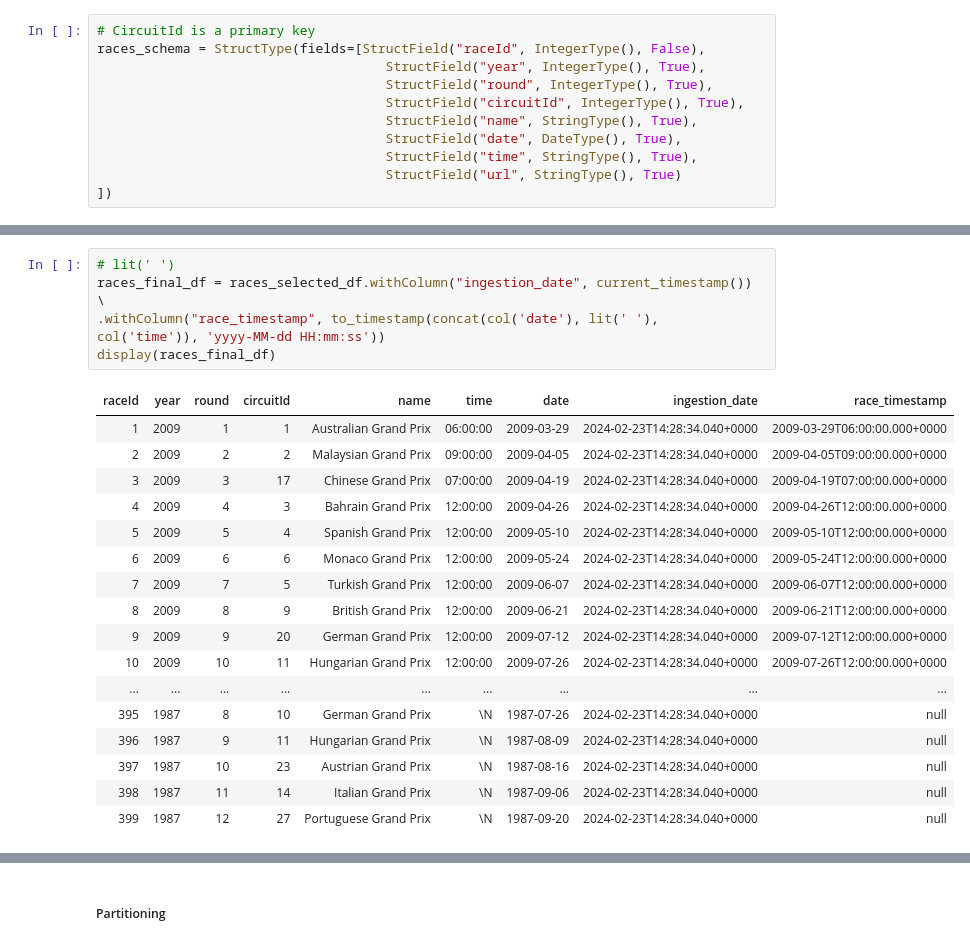
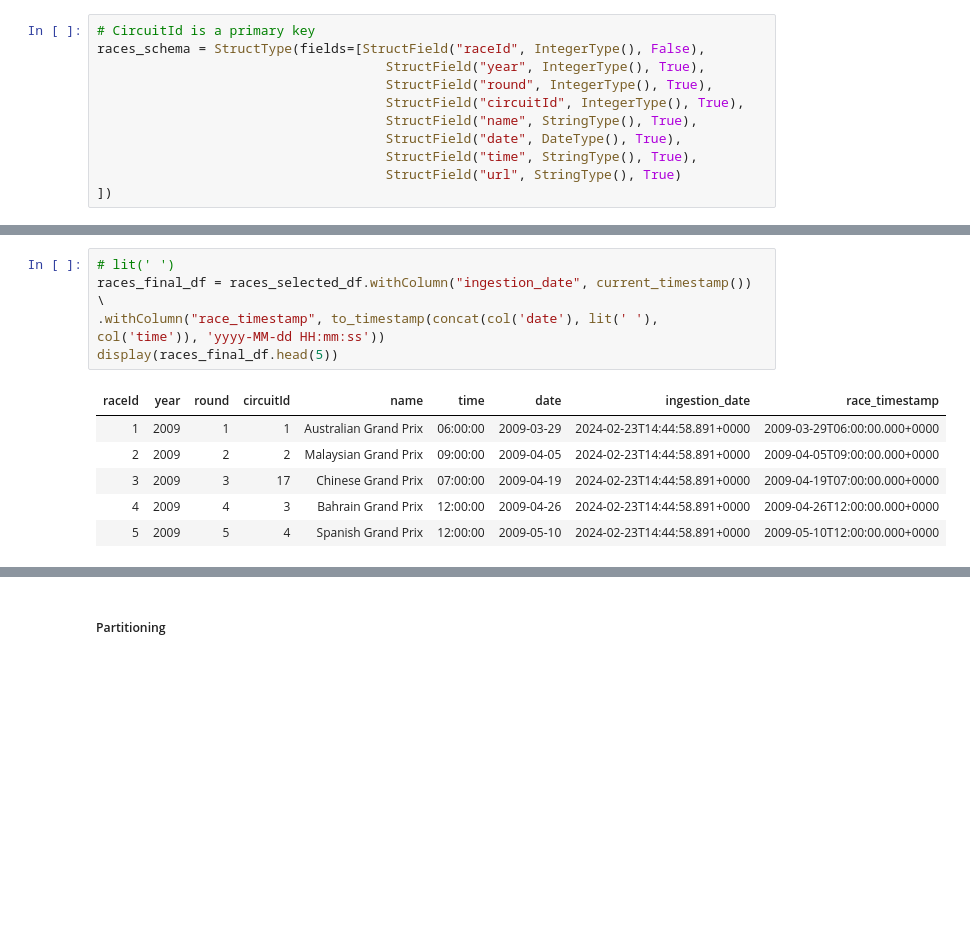
Before and after one commit to gil612/AzureDatabricks-SparkForDataEngineers, a Jupyter notebook: Data Ingestion - Races (Assignment).ipynb, the cells around one changed output, grey strips where cells are left out. Drawn from its saved outputs; the diff is of its cells as text; blank space fills up the shorter version.

```diff
--- a/Data Ingestion - Races (Assignment).ipynb
+++ b/Data Ingestion - Races (Assignment).ipynb
@@ -61,26 +39,15 @@ display(races_selected_df)
 # %%
 # lit(' ')
 races_final_df = races_selected_df.withColumn("ingestion_date", current_timestamp()) \
 .withColumn("race_timestamp", to_timestamp(concat(col('date'), lit(' '), col('time')), 'yyyy-MM-dd HH:mm:ss'))
-display(races_final_df)
+display(races_final_df.head(5))
 # %% [output]
 | raceId | year | round | circuitId | name | time | date | ingestion_date | race_timestamp |
-| 1 | 2009 | 1 | 1 | Australian Grand Prix | 06:00:00 | 2009-03-29 | 2024-02-23T14:28:34.040+0000 | 2009-03-29T06:00:00.000+0000 |
-| 2 | 2009 | 2 | 2 | Malaysian Grand Prix | 09:00:00 | 2009-04-05 | 2024-02-23T14:28:34.040+0000 | 2009-04-05T09:00:00.000+0000 |
-| 3 | 2009 | 3 | 17 | Chinese Grand Prix | 07:00:00 | 2009-04-19 | 2024-02-23T14:28:34.040+0000 | 2009-04-19T07:00:00.000+0000 |
-| 4 | 2009 | 4 | 3 | Bahrain Grand Prix | 12:00:00 | 2009-04-26 | 2024-02-23T14:28:34.040+0000 | 2009-04-26T12:00:00.000+0000 |
-| 5 | 2009 | 5 | 4 | Spanish Grand Prix | 12:00:00 | 2009-05-10 | 2024-02-23T14:28:34.040+0000 | 2009-05-10T12:00:00.000+0000 |
-| 6 | 2009 | 6 | 6 | Monaco Grand Prix | 12:00:00 | 2009-05-24 | 2024-02-23T14:28:34.040+0000 | 2009-05-24T12:00:00.000+0000 |
-| 7 | 2009 | 7 | 5 | Turkish Grand Prix | 12:00:00 | 2009-06-07 | 2024-02-23T14:28:34.040+0000 | 2009-06-07T12:00:00.000+0000 |
-| 8 | 2009 | 8 | 9 | British Grand Prix | 12:00:00 | 2009-06-21 | 2024-02-23T14:28:34.040+0000 | 2009-06-21T12:00:00.000+0000 |
-| 9 | 2009 | 9 | 20 | German Grand Prix | 12:00:00 | 2009-07-12 | 2024-02-23T14:28:34.040+0000 | 2009-07-12T12:00:00.000+0000 |
-| 10 | 2009 | 10 | 11 | Hungarian Grand Prix | 12:00:00 | 2009-07-26 | 2024-02-23T14:28:34.040+0000 | 2009-07-26T12:00:00.000+0000 |
-| ... | ... | ... | ... | ... | ... | ... | ... | ... |
-| 395 | 1987 | 8 | 10 | German Grand Prix | \N | 1987-07-26 | 2024-02-23T14:28:34.040+0000 | null |
-| 396 | 1987 | 9 | 11 | Hungarian Grand Prix | \N | 1987-08-09 | 2024-02-23T14:28:34.040+0000 | null |
-| 397 | 1987 | 10 | 23 | Austrian Grand Prix | \N | 1987-08-16 | 2024-02-23T14:28:34.040+0000 | null |
-| 398 | 1987 | 11 | 14 | Italian Grand Prix | \N | 1987-09-06 | 2024-02-23T14:28:34.040+0000 | null |
-| 399 | 1987 | 12 | 27 | Portuguese Grand Prix | \N | 1987-09-20 | 2024-02-23T14:28:34.040+0000 | null |
+| 1 | 2009 | 1 | 1 | Australian Grand Prix | 06:00:00 | 2009-03-29 | 2024-02-23T14:44:58.891+0000 | 2009-03-29T06:00:00.000+0000 |
+| 2 | 2009 | 2 | 2 | Malaysian Grand Prix | 09:00:00 | 2009-04-05 | 2024-02-23T14:44:58.891+0000 | 2009-04-05T09:00:00.000+0000 |
+| 3 | 2009 | 3 | 17 | Chinese Grand Prix | 07:00:00 | 2009-04-19 | 2024-02-23T14:44:58.891+0000 | 2009-04-19T07:00:00.000+0000 |
+| 4 | 2009 | 4 | 3 | Bahrain Grand Prix | 12:00:00 | 2009-04-26 | 2024-02-23T14:44:58.891+0000 | 2009-04-26T12:00:00.000+0000 |
+| 5 | 2009 | 5 | 4 | Spanish Grand Prix | 12:00:00 | 2009-05-10 | 2024-02-23T14:44:58.891+0000 | 2009-05-10T12:00:00.000+0000 |
 # %%
 races_selected_df = races_final_df.select(col("raceId").alias('race_id'),
                                           col("year").alias('race_year'),
```
Also changed, not shown: parts of 5 cells of this notebook.
